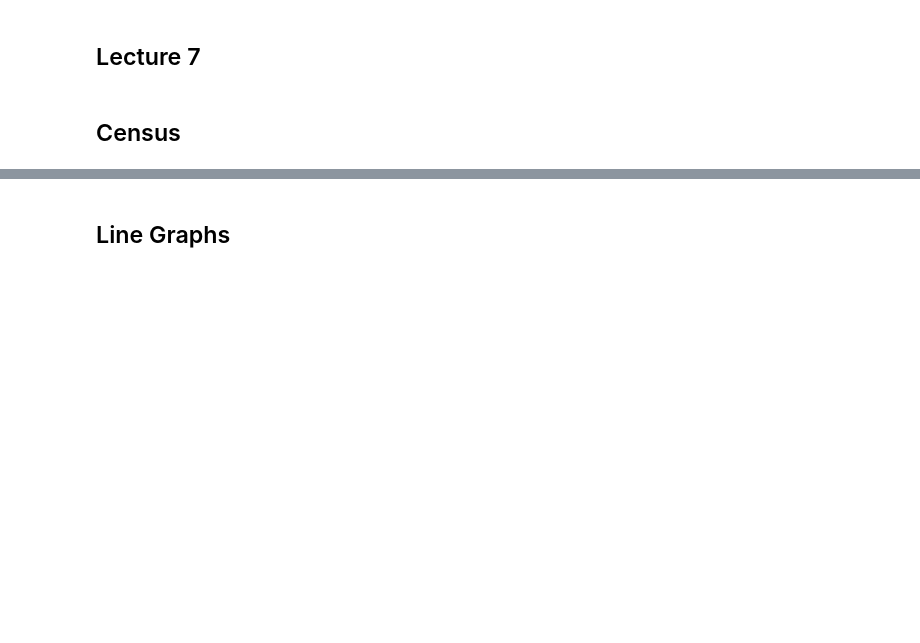
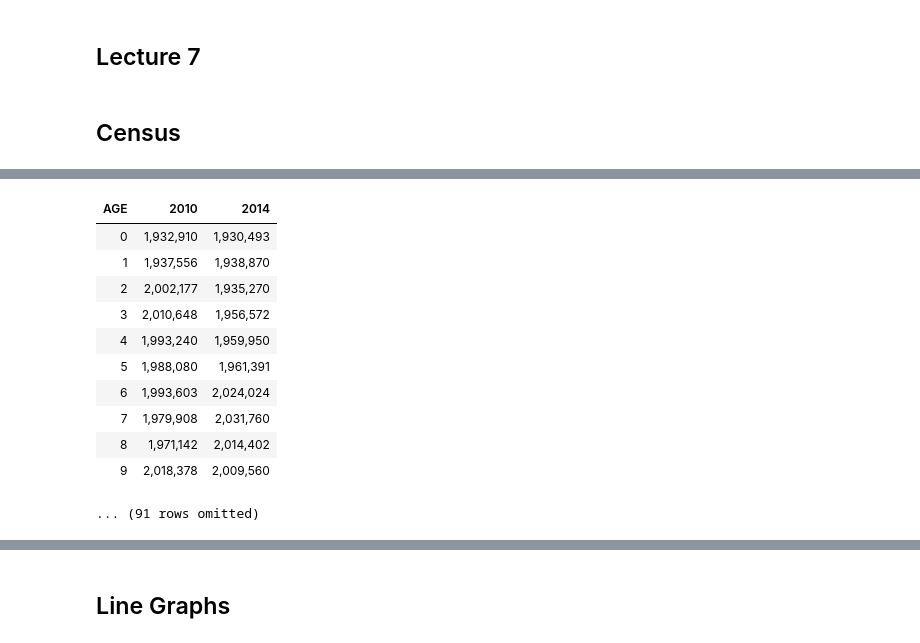
Before and after one commit to data-8/materials-sp18, a Jupyter notebook: lec/lec07.ipynb, the cells around one changed output, grey strips where cells are left out. Saved outputs shown, nothing was run; the diff lists cells and outputs as text; code cells hidden in the pictures; blank space fills up the shorter version.

```diff
--- a/lec/lec07.ipynb
+++ b/lec/lec07.ipynb
@@ -28,4 +93,19 @@ no_999 = simple.where(1, are.below(999))
 everyone = no_999.where('SEX', 0).drop(0)
 males = no_999.where('SEX', 1).drop(0)
 females = no_999.where('SEX', 2).drop(0)
+# %%
+females
+# %% [output]
+| AGE | 2010 | 2014 |
+| 0 | 1,932,910 | 1,930,493 |
+| 1 | 1,937,556 | 1,938,870 |
+| 2 | 2,002,177 | 1,935,270 |
+| 3 | 2,010,648 | 1,956,572 |
+| 4 | 1,993,240 | 1,959,950 |
+| 5 | 1,988,080 | 1,961,391 |
+| 6 | 1,993,603 | 2,024,024 |
+| 7 | 1,979,908 | 2,031,760 |
+| 8 | 1,971,142 | 2,014,402 |
+| 9 | 2,018,378 | 2,009,560 |
+... (91 rows omitted)
 # %%
```
Also changed, not shown: parts of 36 cells of this notebook, 1 other file.
